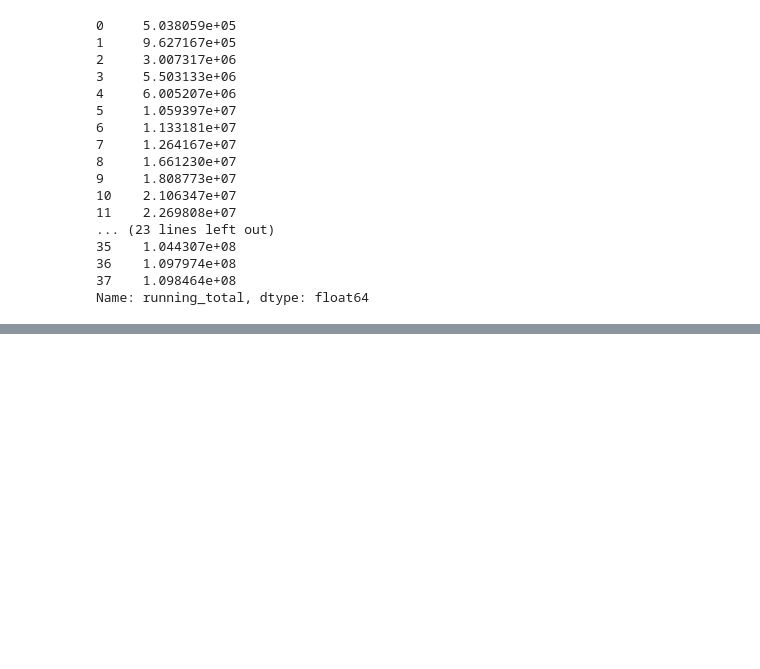
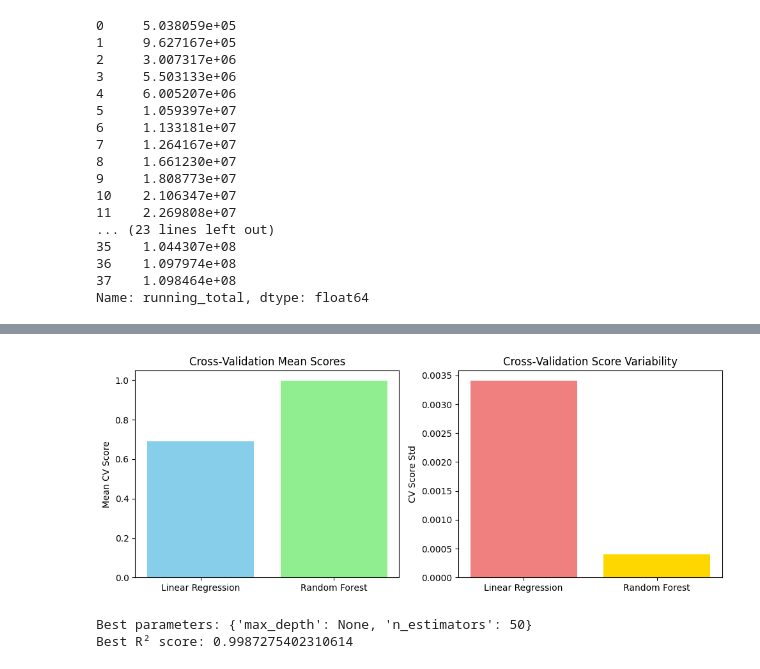
Before and after one commit to M-j74/MariamJaved-dataanlayst, a Jupyter notebook: advanture_csv (1).ipynb, the cells around one changed output, grey strips where cells are left out. Cells and saved outputs as stored; diff of their text form; code cells hidden in the pictures; blank space fills up the shorter version.

```diff
--- a/advanture_csv (1).ipynb
+++ b/advanture_csv (1).ipynb
@@ -472,0 +603,36 @@ Name: running_total, dtype: float64
+# %%
+cvs_rfr=cross_val_score(RFR,x_train,y_train,cv=5)
+# %%
+cvs_rfr_mean=cvs_rfr.mean()
+# %%
+cvs_rfr_std=cvs_rfr.std()
+# %%
+cvs_means=[cvs_l_mean,cvs_rfr_mean]
+cvs_stds=[cvs_l_std,cvs_rfr_std]
+# %%
+import matplotlib.pyplot as plt
+import numpy as np
+
+models = ['Linear Regression', 'Random Forest']
+x_pos = np.arange(len(models))
+
+fig, axes = plt.subplots(1, 2, figsize=(10, 4))
+
+# Plot 1: Mean scores
+axes[0].bar(x_pos, cvs_means, color=['skyblue', 'lightgreen'])
+axes[0].set_xticks(x_pos)
+axes[0].set_xticklabels(models)
+axes[0].set_ylabel('Mean CV Score')
+axes[0].set_title('Cross‑Validation Mean Scores')
+
+# Plot 2: Standard deviations
+axes[1].bar(x_pos, cvs_stds, color=['lightcoral', 'gold'])
+axes[1].set_xticks(x_pos)
+axes[1].set_xticklabels(models)
+axes[1].set_ylabel('CV Score Std')
+axes[1].set_title('Cross‑Validation Score Variability')
+
+plt.tight_layout()
+plt.show()
+# %% [output]
+[figure, added]
@@ -472,0 +649,19 @@ Name: running_total, dtype: float64
+# %%
+
+grid_search = GridSearchCV(
+    estimator=rfr,
+    param_grid=param_grid,
+    cv=3,
+    scoring='r2',
+    n_jobs=-1
+)
+
+
+grid_search.fit(x_train, y_train)
+
+
+print("Best parameters:", grid_search.best_params_)
+print("Best R² score:", grid_search.best_score_)
+# %% [output]
+Best parameters: {'max_depth': None, 'n_estimators': 50}
+Best R² score: 0.9987275402310614
```
Also changed, not shown: parts of 42 cells of this notebook.
